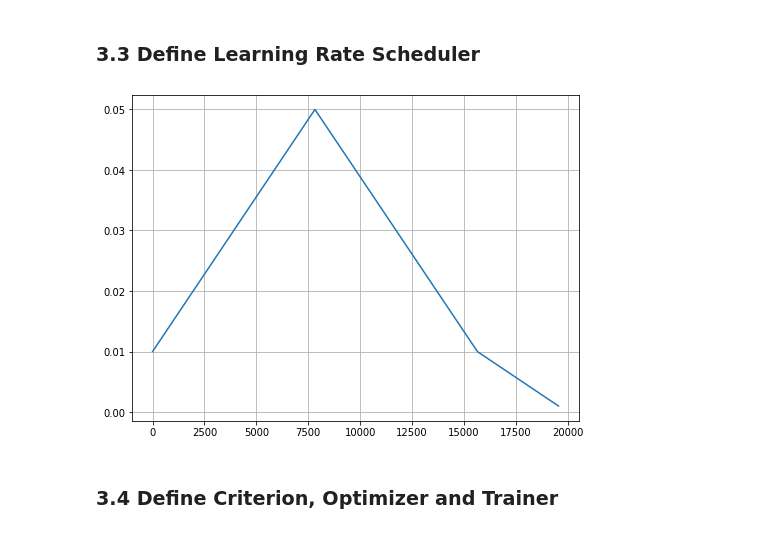
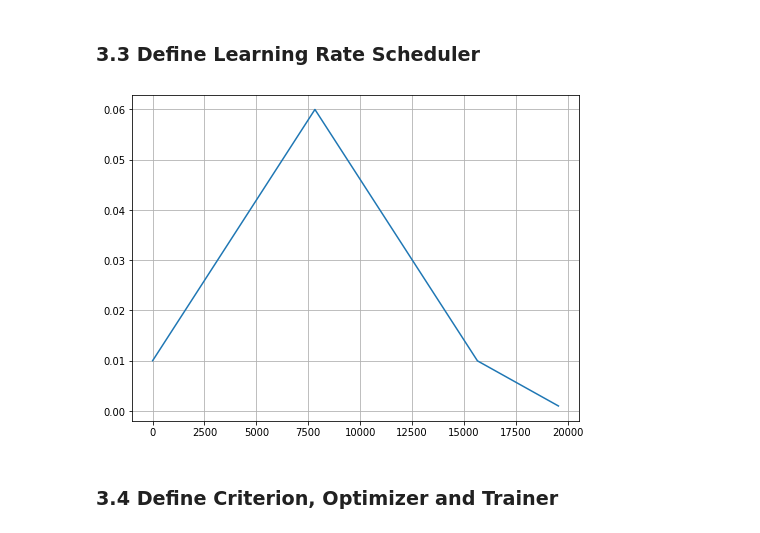
Before and after one commit to danhdoan/cifar10-end2end-mxnet, a Jupyter notebook: cifar10-end2end.ipynb, the cells around one changed output. Cells and saved outputs as stored; diff of their text form; code cells hidden in the pictures.

```diff
--- a/cifar10-end2end.ipynb
+++ b/cifar10-end2end.ipynb
@@ -144,20 +144,20 @@ LOG(INFO, 'Device in Use:', ctx)
 # %%
 # learning rate scheduler
 iter_per_epochs = math.ceil(len(train_dataset) / BATCH_SIZE)
 niterations = cfg.NEPOCHS * iter_per_epochs
 
-lr_scheduler = learning.OneCycleScheduler(start_lr=0.01, max_lr=0.05,
+lr_scheduler = learning.OneCycleScheduler(start_lr=0.01, max_lr=0.06,
                                           cycle_length=40*iter_per_epochs,
                                           cooldown_length=niterations - 40*iter_per_epochs,
                                           finish_lr=0.001)
 
 iters = [i+1 for i in range(iter_per_epochs * cfg.NEPOCHS)]
 
 lrs = [lr_scheduler(i) for i in iters]
 
 vis.plot(iters, lrs, figsize=(8, 6))
 # %% [output]
-[figure, old version]
+[figure, new version]
 # %% [markdown]
 ### 3.4 Define Criterion, Optimizer and Trainer
 # %%
```
Also changed, not shown: parts of 8 cells of this notebook, 3 other files.
